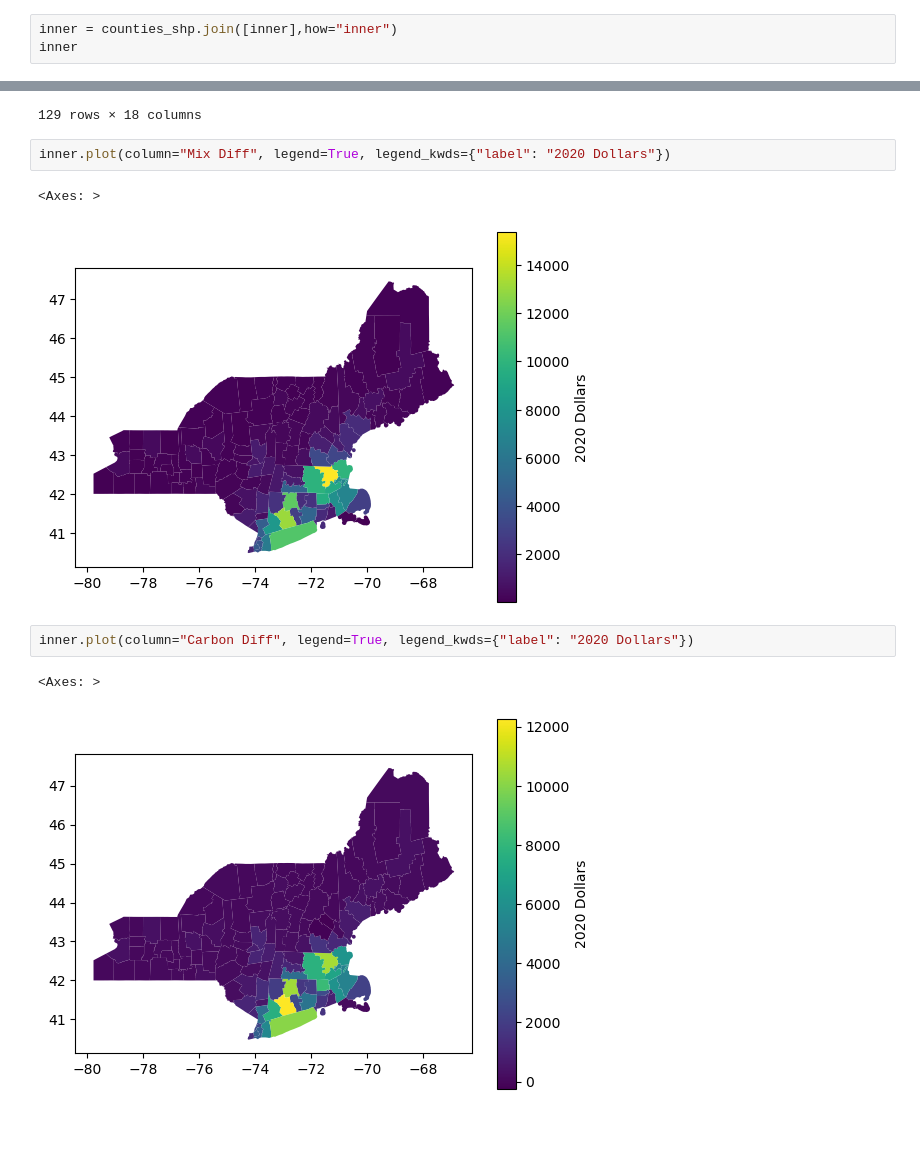
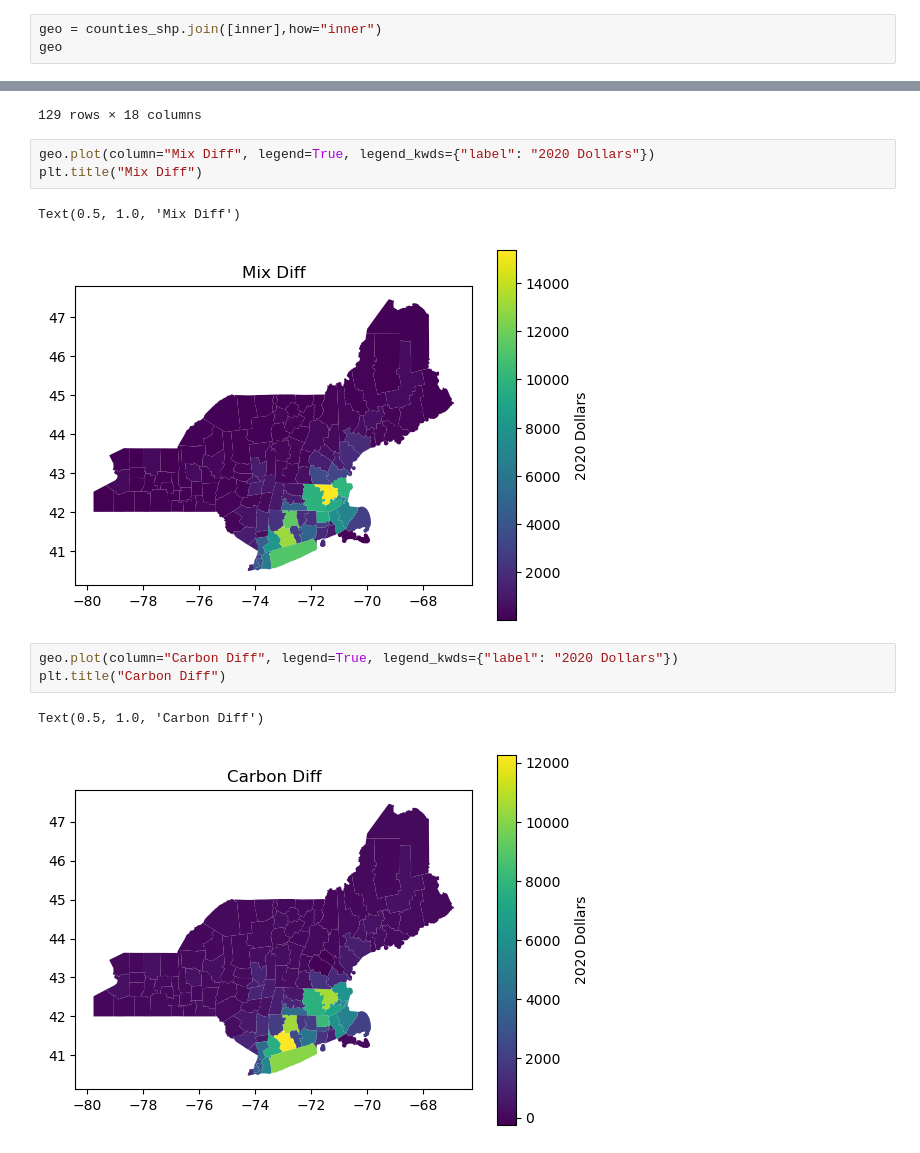
Before and after one commit to elizrgrs/powersystemspublichealth, a Jupyter notebook: dataprocessing/plotting_chris.ipynb, the cells around one changed output, grey strips where cells are left out. Cells and saved outputs as stored; diff of their text form.

```diff
--- a/dataprocessing/plotting_chris.ipynb
+++ b/dataprocessing/plotting_chris.ipynb
@@ -693,8 +740,8 @@ outer[outer.isna().any(axis=1)]
 |  |  | Health Benefits High Estimate (high) | Health Benefits High Estimate (low) | Population | Income | Health Benefits Carbon (high) | ... |
 | State | County |  |  |  |  |  | ... |
 # %%
-inner = counties_shp.join([inner],how="inner")
-inner
+geo = counties_shp.join([inner],how="inner")
+geo
 # %% [output]
 |  |  | geometry | Health Benefits High Estimate (high) | Health Benefits High Estimate (low) | Population | Income | ... |
 | State | County |  |  |  |  |  | ... |
@@ -711,13 +758,15 @@ inner
 |  | Windsor | POLYGON ((-72.54914 43.2359, -72.... | -2315.152327 | -1731.414857 | 57593 | 63787 | ... |
 129 rows × 18 columns
 # %%
-inner.plot(column="Mix Diff", legend=True, legend_kwds={"label": "2020 Dollars"})
+geo.plot(column="Mix Diff", legend=True, legend_kwds={"label": "2020 Dollars"})
+plt.title("Mix Diff")
 # %% [output]
-<Axes: >
+Text(0.5, 1.0, 'Mix Diff')
-[figure, old version]
+[figure, new version]
 # %%
-inner.plot(column="Carbon Diff", legend=True, legend_kwds={"label": "2020 Dollars"})
+geo.plot(column="Carbon Diff", legend=True, legend_kwds={"label": "2020 Dollars"})
+plt.title("Carbon Diff")
 # %% [output]
-<Axes: >
+Text(0.5, 1.0, 'Carbon Diff')
-[figure, old version]
+[figure, new version]
 # %%
```
Also changed, not shown: parts of 9 cells of this notebook, 4 other files.
